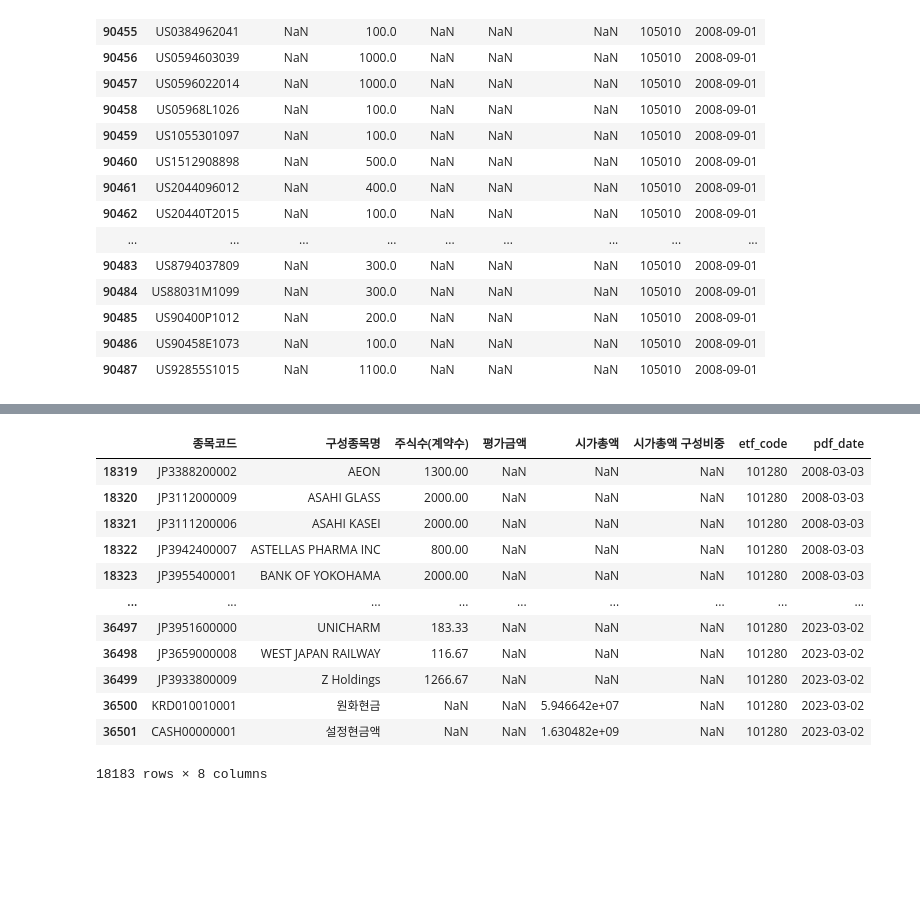
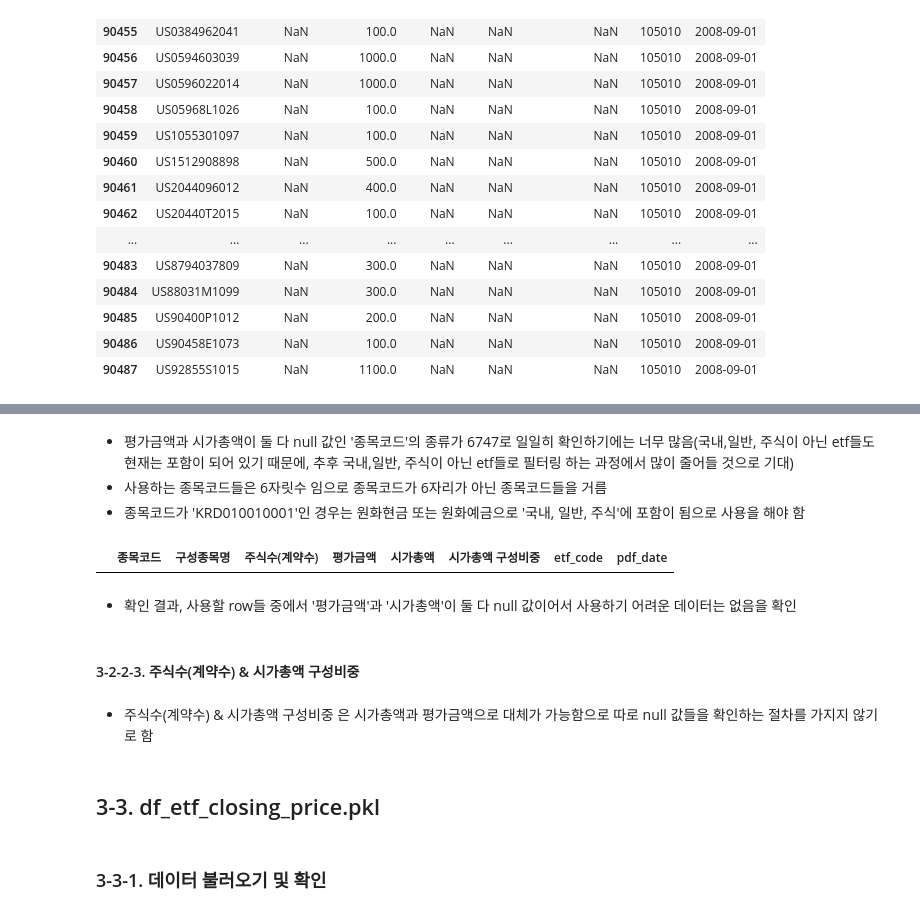
Before and after one commit to Ryong1998/snowball, a Jupyter notebook: 2_Data_Preparation.ipynb, the cells around one changed output, grey strips where cells are left out. Saved outputs shown, nothing was run; the diff lists cells and outputs as text; code cells hidden in the pictures; blank space fills up the shorter version.

```diff
--- a/2_Data_Preparation.ipynb
+++ b/2_Data_Preparation.ipynb
@@ -1609,16 +1598,19 @@ array([101280, 105010, 117690, 130680, 132030, 133690, 137610, 138910,
-# %%
-df_pdf_files.loc[df_pdf_files['etf_code']==101280,:]
-# %% [output]
-|  | 종목코드 | 구성종목명 | 주식수(계약수) | 평가금액 | 시가총액 | 시가총액 구성비중 | etf_code | pdf_date |
-| 18319 | JP3388200002 | AEON | 1300.00 | NaN | NaN | NaN | 101280 | 2008-03-03 |
-| 18320 | JP3112000009 | ASAHI GLASS | 2000.00 | NaN | NaN | NaN | 101280 | 2008-03-03 |
-| 18321 | JP3111200006 | ASAHI KASEI | 2000.00 | NaN | NaN | NaN | 101280 | 2008-03-03 |
-| 18322 | JP3942400007 | ASTELLAS PHARMA INC | 800.00 | NaN | NaN | NaN | 101280 | 2008-03-03 |
-| 18323 | JP3955400001 | BANK OF YOKOHAMA | 2000.00 | NaN | NaN | NaN | 101280 | 2008-03-03 |
-| ... | ... | ... | ... | ... | ... | ... | ... | ... |
-| 36497 | JP3951600000 | UNICHARM | 183.33 | NaN | NaN | NaN | 101280 | 2023-03-02 |
-| 36498 | JP3659000008 | WEST JAPAN RAILWAY | 116.67 | NaN | NaN | NaN | 101280 | 2023-03-02 |
-| 36499 | JP3933800009 | Z Holdings | 1266.67 | NaN | NaN | NaN | 101280 | 2023-03-02 |
-| 36500 | KRD010010001 | 원화현금 | NaN | NaN | 5.946642e+07 | NaN | 101280 | 2023-03-02 |
-| 36501 | CASH00000001 | 설정현금액 | NaN | NaN | 1.630482e+09 | NaN | 101280 | 2023-03-02 |
-18183 rows × 8 columns
+# %% [markdown]
+- 평가금액과 시가총액이 둘 다 null 값인 '종목코드'의 종류가 6747로 일일히 확인하기에는 너무 많음(국내,일반, 주식이 아닌 etf들도 현재는 포함이 되어 있기 때문에, 추후 국내,일반, 주식이 아닌 etf들로 필터링 하는 과정에서 많이 줄어들 것으로 기대)
+- 사용하는 종목코드들은 6자릿수 임으로 종목코드가 6자리가 아닌 종목코드들을 거름
+- 종목코드가 'KRD010010001'인 경우는 원화현금 또는 원화예금으로 '국내, 일반, 주식'에 포함이 됨으로 사용을 해야 함
+# %%
+# 종목코드가 6자리거나 'KRD010010001' 인 데이터들 중에서, '평가금액'과 '시가총액'이 둘 다 null 값이어서 값을 채울 수 없는 데이터들을 확인
+df_pdf_files.loc[((df_pdf_files['종목코드'].str.len()==6) | (df_pdf_files['종목코드']== 'KRD010010001'))&((df_pdf_files['평가금액'].isnull())&(df_pdf_files['시가총액'].isnull())),:]
+# %% [output]
+|  | 종목코드 | 구성종목명 | 주식수(계약수) | 평가금액 | 시가총액 | 시가총액 구성비중 | etf_code | pdf_date |
+# %% [markdown]
+- 확인 결과, 사용할 row들 중에서 '평가금액'과 '시가총액'이 둘 다 null 값이어서 사용하기 어려운 데이터는 없음을 확인
+# %% [markdown]
+#### 3-2-2-3. 주식수(계약수) & 시가총액 구성비중
+# %% [markdown]
+- 주식수(계약수) & 시가총액 구성비중 은 시가총액과 평가금액으로 대체가 가능함으로 따로 null 값들을 확인하는 절차를 가지지 않기로 함
+# %% [markdown]
+## 3-3. df_etf_closing_price.pkl
+# %% [markdown]
+### 3-3-1. 데이터 불러오기 및 확인
```
Also changed, not shown: parts of 28 cells of this notebook.
